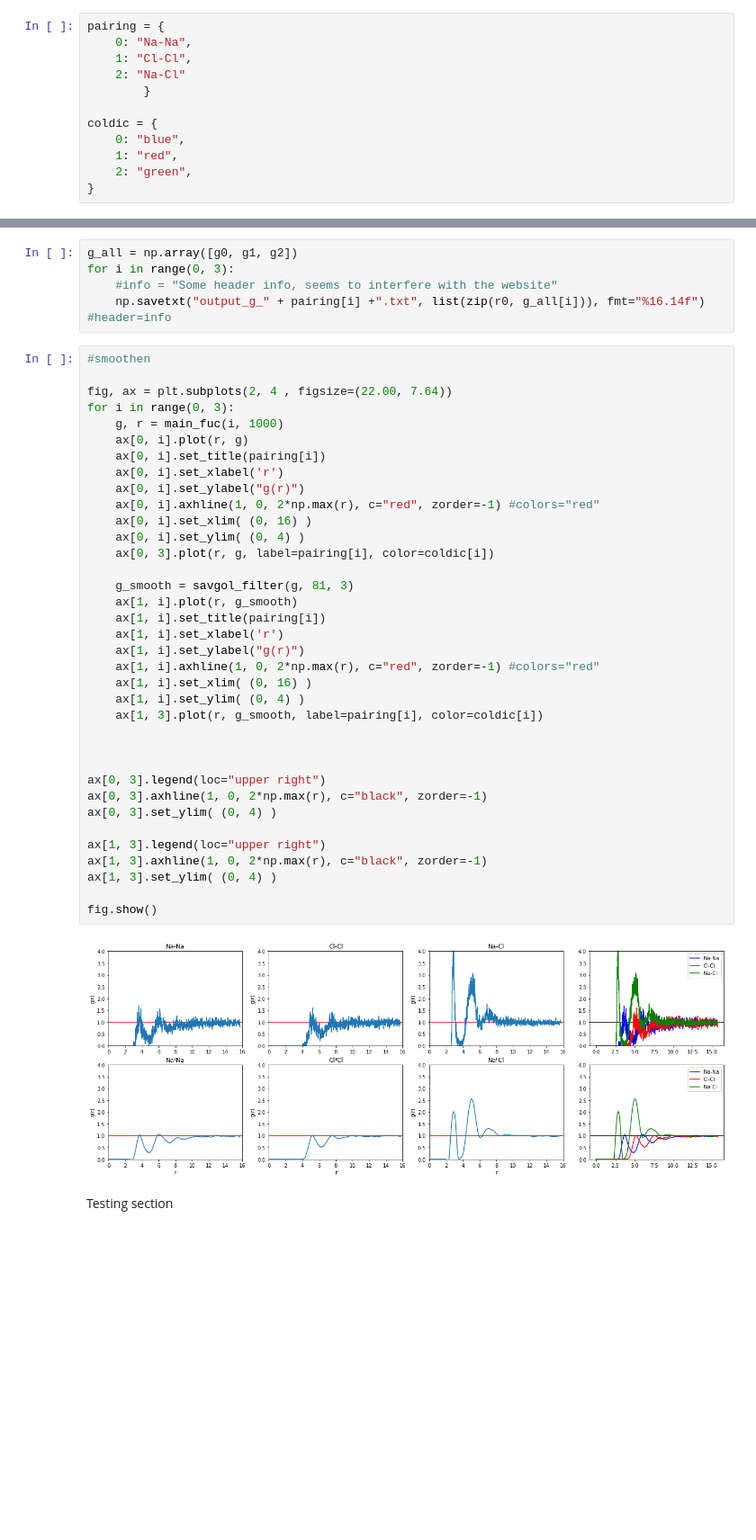
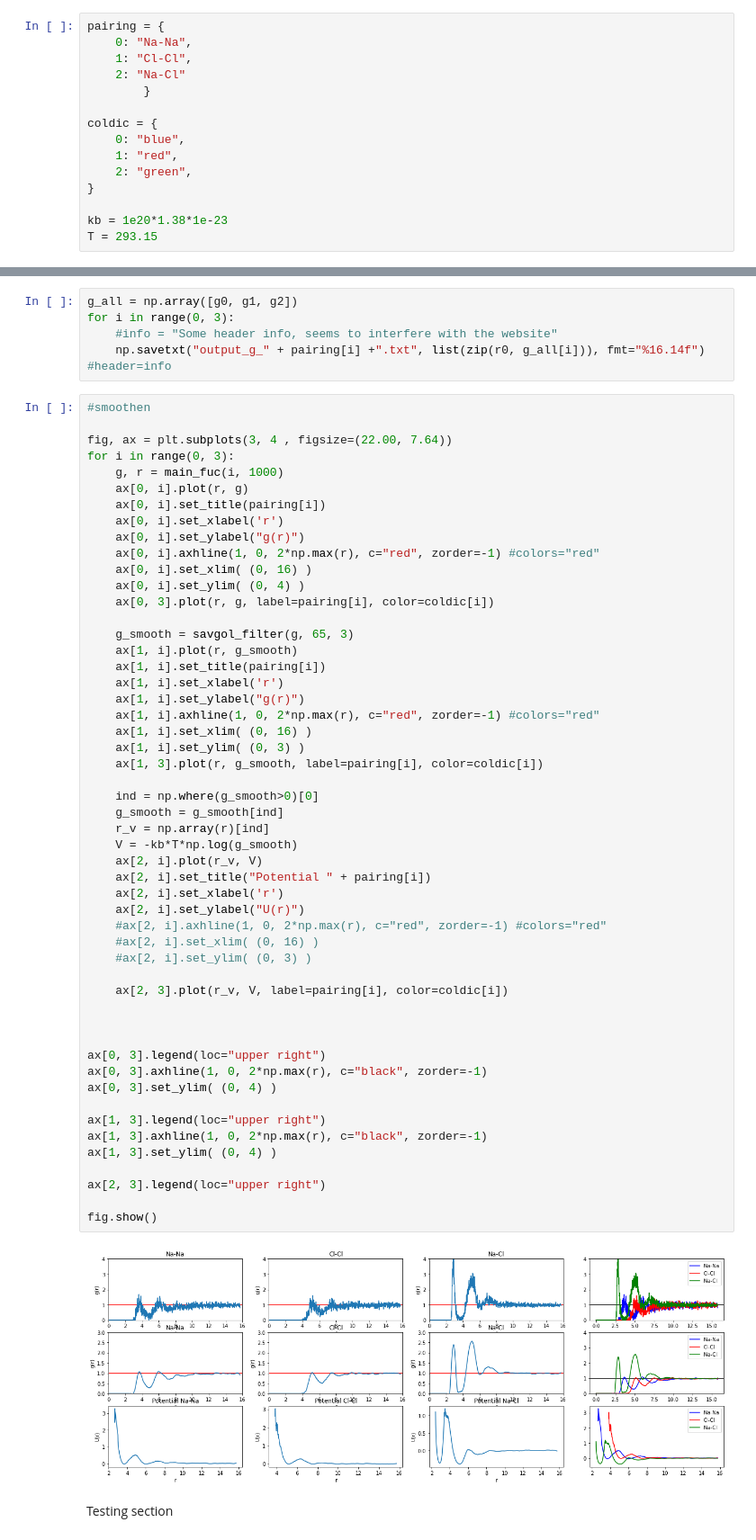
Before and after one commit to iasonq/lab-comphys-statmech-2, a Jupyter notebook: 0a_Code/rdf.ipynb, the cells around one changed output, grey strips where cells are left out. Shown: that part at 90% size. Drawn from its saved outputs; the diff is of its cells as text; blank space fills up the shorter version.

```diff
--- a/0a_Code/rdf.ipynb
+++ b/0a_Code/rdf.ipynb
@@ -21,6 +21,9 @@ coldic = {
     1: "red",
     2: "green",
 }
+
+kb = 1e20*1.38*1e-23
+T = 293.15
 # %%
 def data_init(n):
     data = np.loadtxt("../input_data/filter_trajNaCl.txt") #500 blocks of 40 lines
@@ -160,41 +163,57 @@ for i in range(0, 3):
 # %%
 #smoothen
 
-fig, ax = plt.subplots(2, 4 , figsize=(22.00, 7.64))
+fig, ax = plt.subplots(3, 4 , figsize=(22.00, 7.64))
 for i in range(0, 3):
     g, r = main_fuc(i, 1000)
     ax[0, i].plot(r, g)
     ax[0, i].set_title(pairing[i])
     ax[0, i].set_xlabel('r')
     ax[0, i].set_ylabel("g(r)")
     ax[0, i].axhline(1, 0, 2*np.max(r), c="red", zorder=-1) #colors="red"
     ax[0, i].set_xlim( (0, 16) )
     ax[0, i].set_ylim( (0, 4) )
     ax[0, 3].plot(r, g, label=pairing[i], color=coldic[i])
 
-    g_smooth = savgol_filter(g, 81, 3)
+    g_smooth = savgol_filter(g, 65, 3)
     ax[1, i].plot(r, g_smooth)
     ax[1, i].set_title(pairing[i])
     ax[1, i].set_xlabel('r')
     ax[1, i].set_ylabel("g(r)")
     ax[1, i].axhline(1, 0, 2*np.max(r), c="red", zorder=-1) #colors="red"
     ax[1, i].set_xlim( (0, 16) )
-    ax[1, i].set_ylim( (0, 4) )
+    ax[1, i].set_ylim( (0, 3) )
     ax[1, 3].plot(r, g_smooth, label=pairing[i], color=coldic[i])
+
+    ind = np.where(g_smooth>0)[0]
+    g_smooth = g_smooth[ind]
+    r_v = np.array(r)[ind]
+    V = -kb*T*np.log(g_smooth)
+    ax[2, i].plot(r_v, V)
+    ax[2, i].set_title("Potential " + pairing[i])
+    ax[2, i].set_xlabel('r')
+    ax[2, i].set_ylabel("U(r)")
+    #ax[2, i].axhline(1, 0, 2*np.max(r), c="red", zorder=-1) #colors="red"
+    #ax[2, i].set_xlim( (0, 16) )
+    #ax[2, i].set_ylim( (0, 3) )
+
+    ax[2, 3].plot(r_v, V, label=pairing[i], color=coldic[i])
 
 
 
 ax[0, 3].legend(loc="upper right")
 ax[0, 3].axhline(1, 0, 2*np.max(r), c="black", zorder=-1)
 ax[0, 3].set_ylim( (0, 4) )
 
 ax[1, 3].legend(loc="upper right")
 ax[1, 3].axhline(1, 0, 2*np.max(r), c="black", zorder=-1)
 ax[1, 3].set_ylim( (0, 4) )
 
+ax[2, 3].legend(loc="upper right")
+
 fig.show()
 # %% [output]
-[figure, old version]
+[figure, new version]
 # %% [markdown]
 Testing section
 # %%
```
Also changed, not shown: parts of 12 cells of this notebook.
